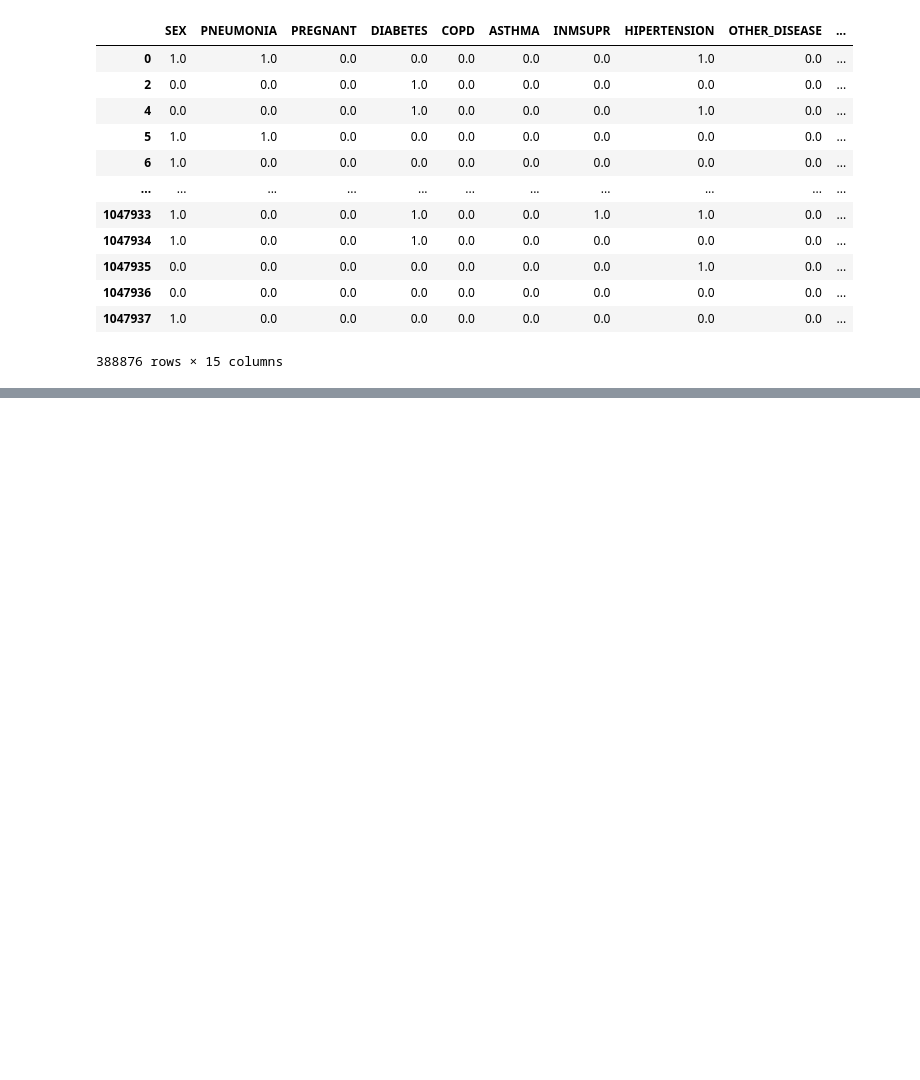
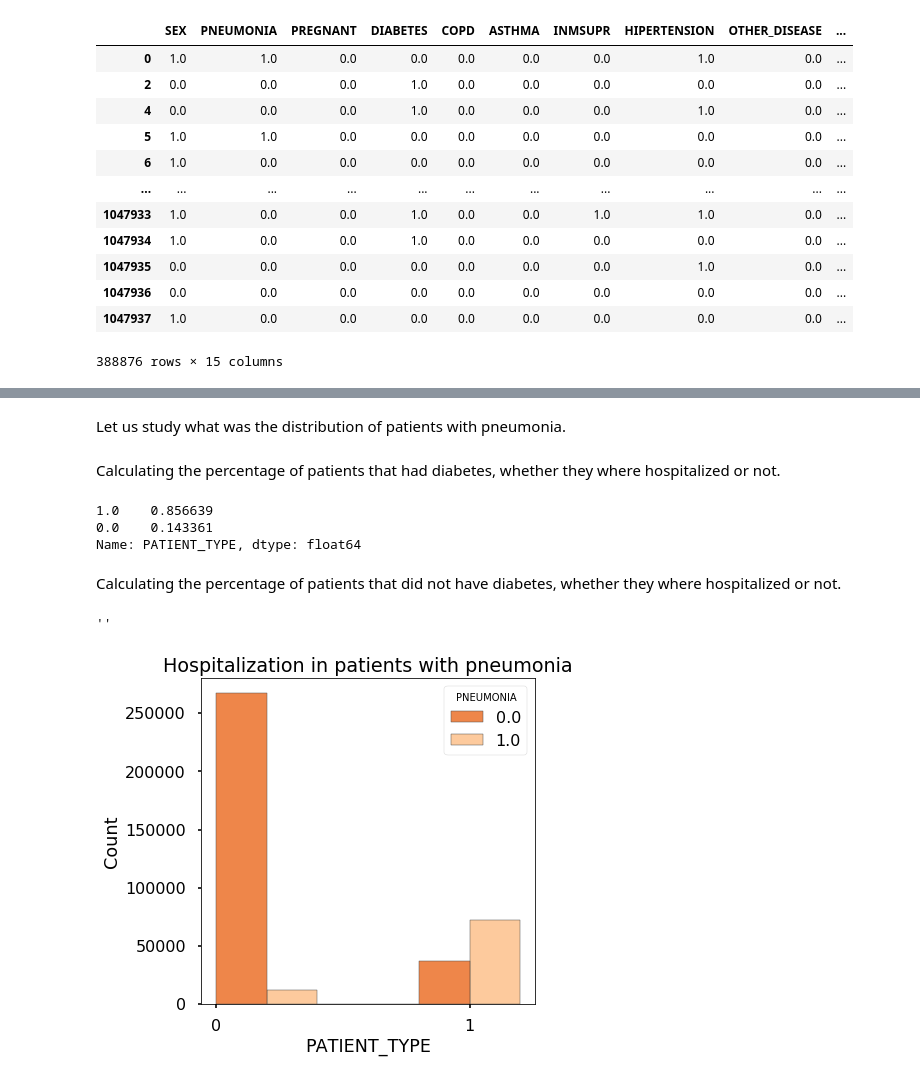
Before and after one commit to MNLKuzmin/Phase3project, a Jupyter notebook: CovidNotebook.ipynb, the cells around one changed output, grey strips where cells are left out. Saved outputs shown, nothing was run; the diff lists cells and outputs as text; code cells hidden in the pictures; blank space fills up the shorter version.

Commit message:
working on visualizations

```diff
--- a/CovidNotebook.ipynb
+++ b/CovidNotebook.ipynb
@@ -1476,0 +1431,12 @@ TypeError: bar() missing 1 required positional argument: 'height'
+# %% [markdown]
+Let us study what was the distribution of patients with pneumonia.
+# %% [markdown]
+Calculating the percentage of patients that had diabetes, whether they where hospitalized or not.
+# %%
+df.loc[df["PNEUMONIA"]==1]['PATIENT_TYPE'].value_counts(normalize=True)
+# %% [output]
+1.0    0.856639
+0.0    0.143361
+Name: PATIENT_TYPE, dtype: float64
+# %% [markdown]
+Calculating the percentage of patients that did not have diabetes, whether they where hospitalized or not.
@@ -1476,0 +1445,16 @@ TypeError: bar() missing 1 required positional argument: 'height'
+# %%
+f, ax = plt.subplots(figsize=(6, 6))
+sns.histplot(df,
+    x='PATIENT_TYPE',
+    hue="PNEUMONIA",
+    palette='Oranges_r',
+    edgecolor=".3",
+    multiple="dodge",
+    binwidth=0.4
+)
+ax.set_xticks([0,1])
+ax.set_title('Hospitalization in patients with pneumonia')
+;
+# %% [output]
+''
+[figure, added]
```
Also changed, not shown: parts of 35 cells of this notebook.
